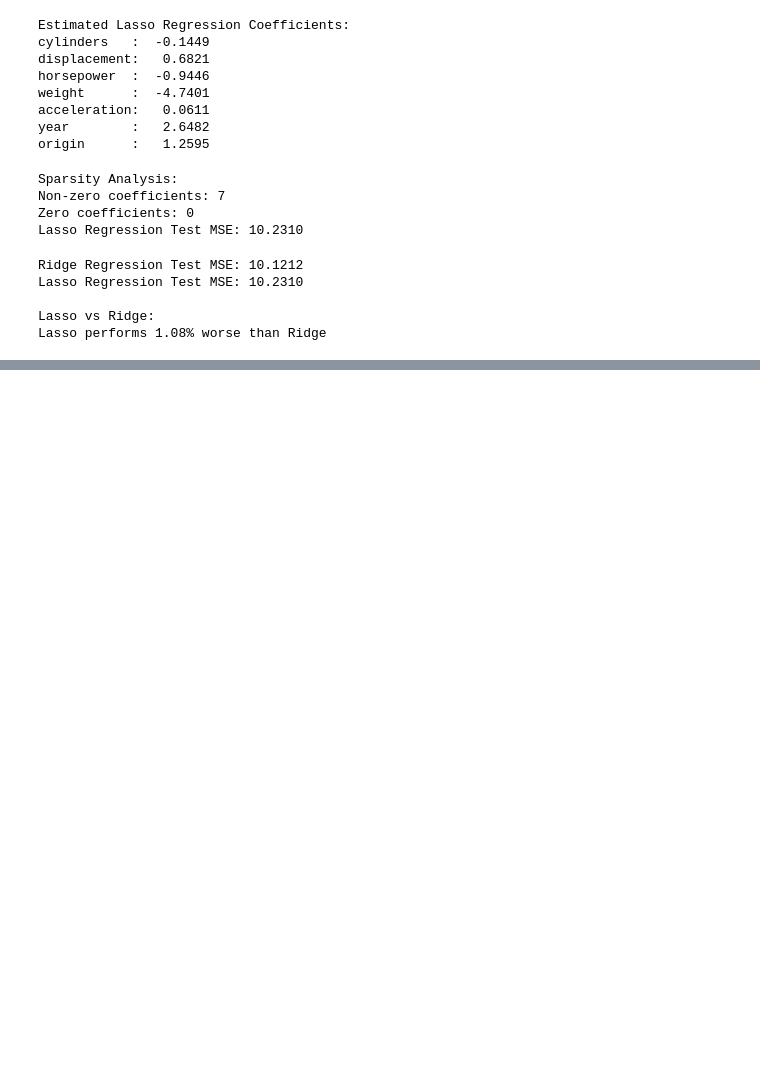
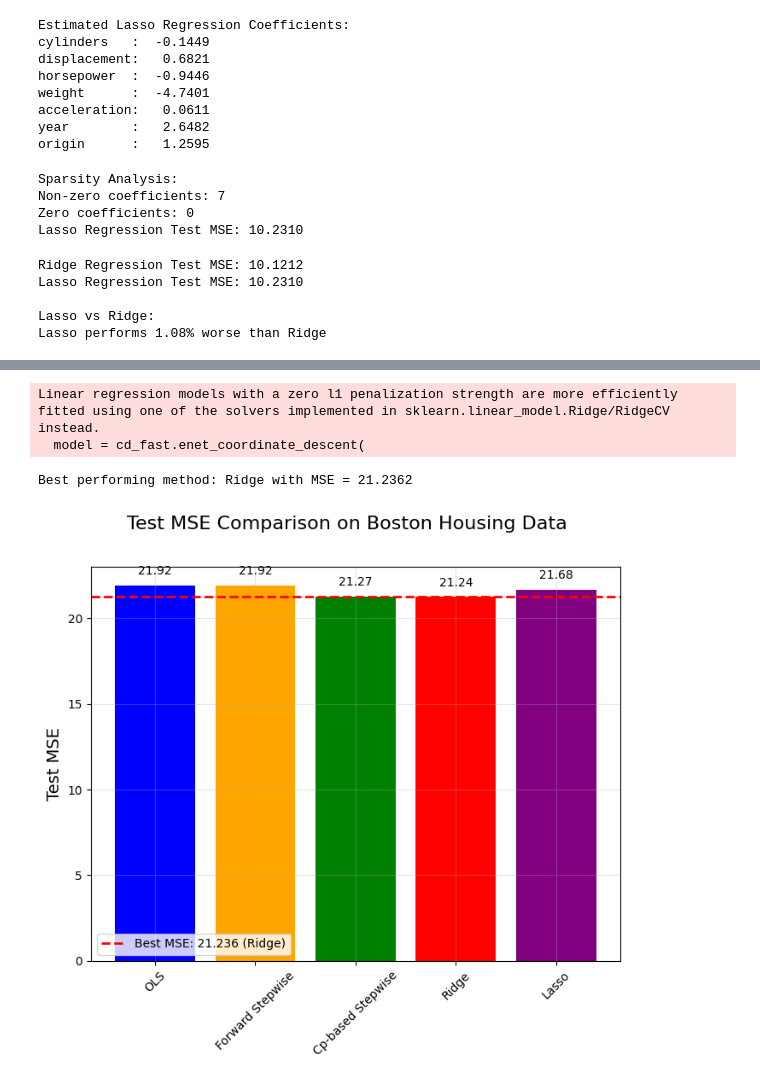
Before and after one commit to WilliamJhong/2025AAE722_William-J, a Jupyter notebook: lab6.ipynb, the cells around one changed output, grey strips where cells are left out. Saved outputs shown, nothing was run; the diff lists cells and outputs as text; code cells hidden in the pictures; blank space fills up the shorter version.

Commit message:
Add enhanced bar chart with minimum MSE line and value labels

```diff
--- a/lab6.ipynb
+++ b/lab6.ipynb
@@ -260,2 +256,7 @@ Lasso performs 1.08% worse than Ridge
 
 Split the Boston dataset into 70% training and 30% test sets (set random state to 77 for reproducibility). Using the training data only, tune hyperparameters via cross-validation where applicable, and fit each of the following models: OLS, forward stepwise selection (with Cp and Stepwise.first_peak()), ridge regression (ElasticNetCV with l1_ratio=0), lasso regression (ElasticNetCV with l1_ratio=1), PCR, and PLS (PCR and PLS NOT REQUIRED). Evaluate all six models on the same test set and create a single bar chart (or table) comparing the test MSE values across all models. Identify the best-performing method based on test MSE.
+# %%
+# load the Boston dataset
+data2 = load_data('Boston')
+data2 = data2.dropna()
+data2.head()
@@ -261,0 +280,5 @@ Split the Boston dataset into 70% training and 30% test sets (set random state t
+# %%
+# 1. OLS
+ols_pipeline.fit(X_train, y_train)
+ols_pred = ols_pipeline.predict(X_test)
+ols_mse = mean_squared_error(y_test, ols_pred)
@@ -261,0 +307,48 @@ Split the Boston dataset into 70% training and 30% test sets (set random state t
+# %%
+# 3. Ridge Regression
+pipeline.fit(X_train, y_train)
+rr_pred = pipeline.predict(X_test)
+rr_mse = mean_squared_error(y_test, rr_pred)
+# %% [output]
+Linear regression models with a zero l1 penalization strength are more efficiently fitted using one of the solvers implemented in sklearn.linear_model.Ridge/RidgeCV instead.
+  model = cd_fast.enet_coordinate_descent(
+# %%
+# 4. Lasso Regression
+pipeCV.fit(X_train, y_train)
+lasso_pred = pipeCV.predict(X_test)
+lasso_mse = mean_squared_error(y_test, lasso_pred)
+# %%
+MSEs = {
+    'OLS': ols_mse,
+    'Forward Stepwise': FS_mse,
+    'Cp-based Stepwise': Cp_mse,
+    'Ridge': rr_mse,
+    'Lasso': lasso_mse
+}
+
+# Find the minimum MSE
+min_mse = min(MSEs.values())
+best_method = min(MSEs, key=MSEs.get)
+
+bar_fig, ax = subplots(figsize=(8,6))
+bar_fig.suptitle('Test MSE Comparison on Boston Housing Data', fontsize=16)
+bars = ax.bar(MSEs.keys(), MSEs.values(), color=['blue', 'orange', 'green', 'red', 'purple'])
+
+# Add horizontal line at minimum MSE
+ax.axhline(y=min_mse, color='red', linestyle='--', linewidth=2,
+           label=f'Best MSE: {min_mse:.3f} ({best_method})')
+
+# Add value labels on top of each bar
+for bar, (method, value) in zip(bars, MSEs.items()):
+    ax.text(bar.get_x() + bar.get_width()/2, bar.get_height() + 0.5,
+            f'{value:.2f}', ha='center', va='bottom', fontsize=10)
+
+ax.set_ylabel('Test MSE', fontsize=14)
+ax.tick_params(axis='x', rotation=45)
+ax.legend()
+ax.grid(True, alpha=0.3)
+
+print(f"Best performing method: {best_method} with MSE = {min_mse:.4f}")
+# %% [output]
+Best performing method: Ridge with MSE = 21.2362
+[figure, added]
```
Also changed, not shown: parts of 10 cells of this notebook.
